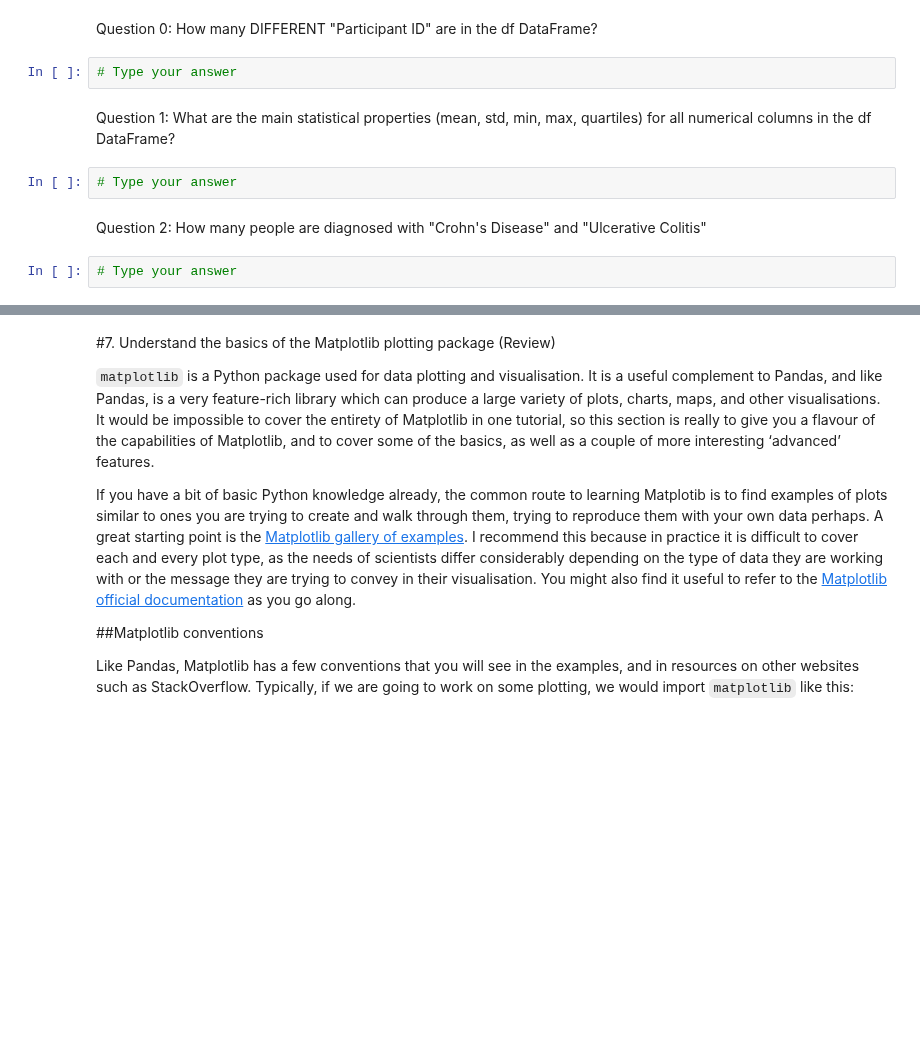
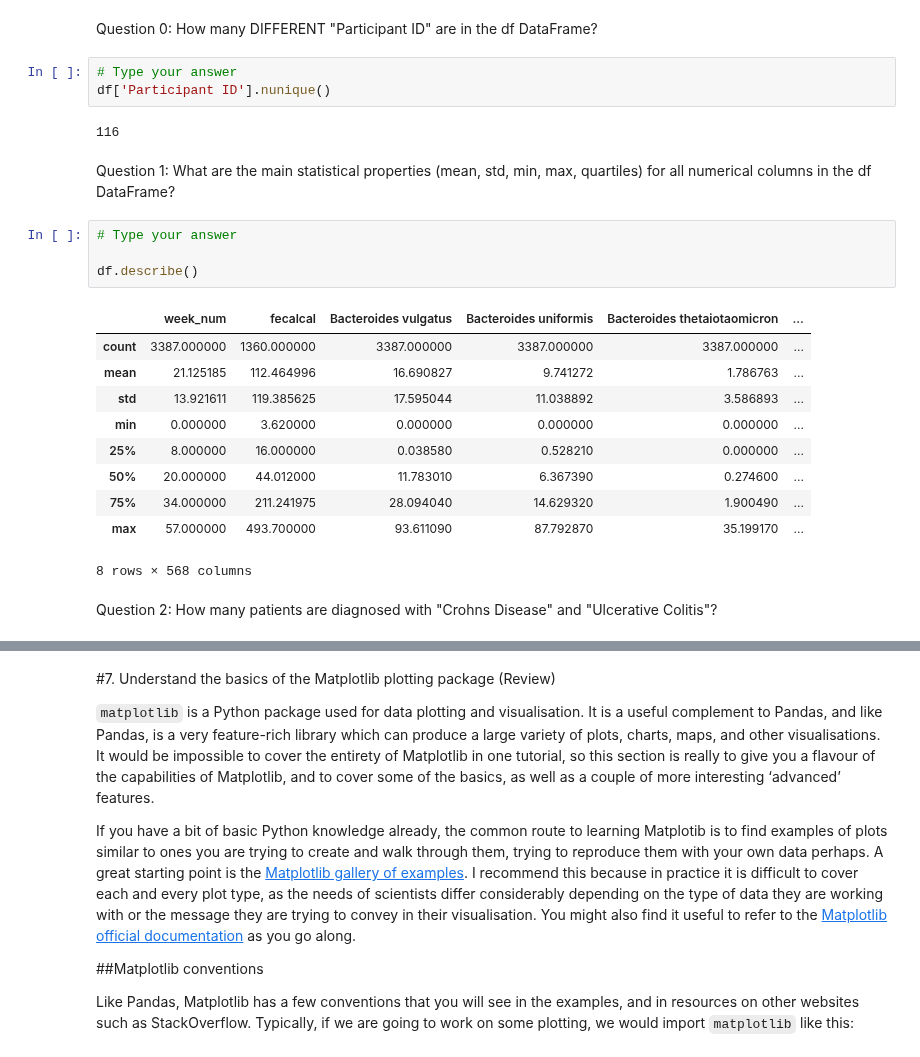
Before and after one commit to hector-ahg/predictive-microbiology-course, a Jupyter notebook: notebooks/02_python_data_analysis_with_pandas_and_matplotlib.ipynb, the cells around one changed output, grey strips where cells are left out. Saved outputs shown, nothing was run; the diff lists cells and outputs as text; blank space fills up the shorter version.

```diff
--- a/notebooks/02_python_data_analysis_with_pandas_and_matplotlib.ipynb
+++ b/notebooks/02_python_data_analysis_with_pandas_and_matplotlib.ipynb
@@ -470,11 +568,25 @@ Your turn! Solve the following exercises.
 Question 0: How many DIFFERENT "Participant ID" are in the df DataFrame?
 # %%
 # Type your answer
+df['Participant ID'].nunique()
+# %% [output]
+116
 # %% [markdown]
 Question 1: What are the main statistical properties (mean, std, min, max, quartiles) for all numerical columns in the df DataFrame?
 # %%
 # Type your answer
+
+df.describe()
+# %% [output]
+|  | week_num | fecalcal | Bacteroides vulgatus | Bacteroides uniformis | Bacteroides thetaiotaomicron | ... |
+| count | 3387.000000 | 1360.000000 | 3387.000000 | 3387.000000 | 3387.000000 | ... |
+| mean | 21.125185 | 112.464996 | 16.690827 | 9.741272 | 1.786763 | ... |
+| std | 13.921611 | 119.385625 | 17.595044 | 11.038892 | 3.586893 | ... |
+| min | 0.000000 | 3.620000 | 0.000000 | 0.000000 | 0.000000 | ... |
+| 25% | 8.000000 | 16.000000 | 0.038580 | 0.528210 | 0.000000 | ... |
+| 50% | 20.000000 | 44.012000 | 11.783010 | 6.367390 | 0.274600 | ... |
+| 75% | 34.000000 | 211.241975 | 28.094040 | 14.629320 | 1.900490 | ... |
+| max | 57.000000 | 493.700000 | 93.611090 | 87.792870 | 35.199170 | ... |
+8 rows × 568 columns
 # %% [markdown]
-Question 2: How many people are diagnosed with "Crohn's  Disease" and "Ulcerative Colitis"
+Question 2: How many patients are diagnosed with "Crohns  Disease" and "Ulcerative Colitis"?
-# %%
-# Type your answer
```
Also changed, not shown: parts of 16 cells of this notebook.
